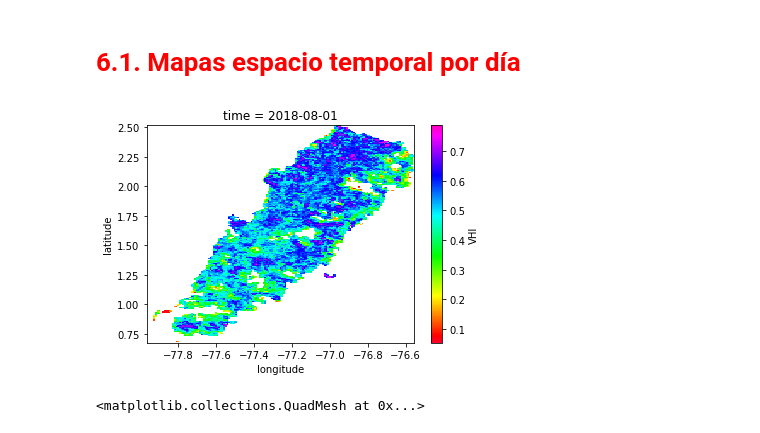
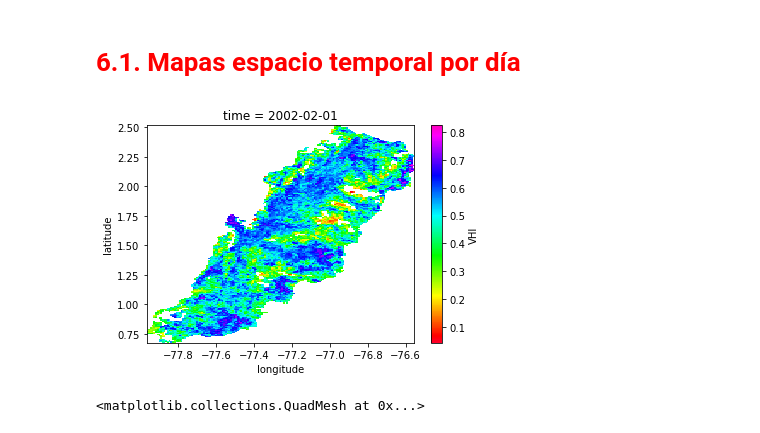
Before and after one commit to valizcanos/Sequ-aAgricola, a Jupyter notebook: EstadisticaD.ipynb, the cells around one changed output. Saved outputs shown, nothing was run; the diff lists cells and outputs as text; code cells hidden in the pictures.

```diff
--- a/EstadisticaD.ipynb
+++ b/EstadisticaD.ipynb
@@ -498,12 +500,12 @@ variables:
 # %% [markdown]
 # **<font color="red">6.1. Mapas espacio temporal por día</font>**
 # %%
-RawVHI_multiindex.VALOR[211,:,:].plot(cmap="gist_rainbow",cbar_kwargs={"label": "VHI"})
+RawVHI_multiindex.VALOR[13,:,:].plot(cmap="gist_rainbow",cbar_kwargs={"label": "VHI"})
 plt.show()
 # 142, 199 --> PCA max
 # 224, 92 --> PCA min
 # %% [output]
-[figure, old version]
+[figure, new version]
 # %%
 RawVHI_outliers = RawVHI_multiindex.VALOR[91,:,:]
 RawVHI_outliers[0, 0] = 0
```
Also changed, not shown: parts of 8 cells of this notebook, 1 other file.
